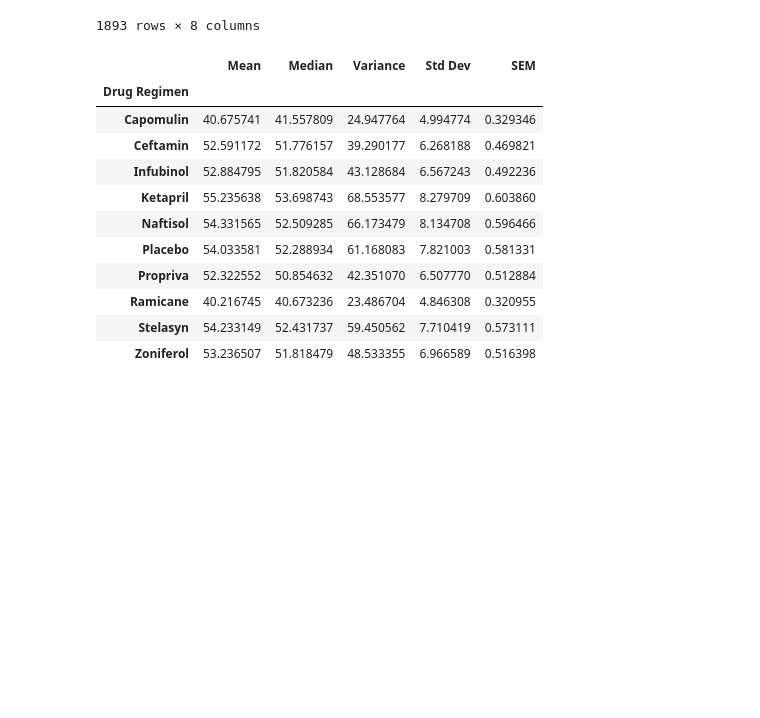
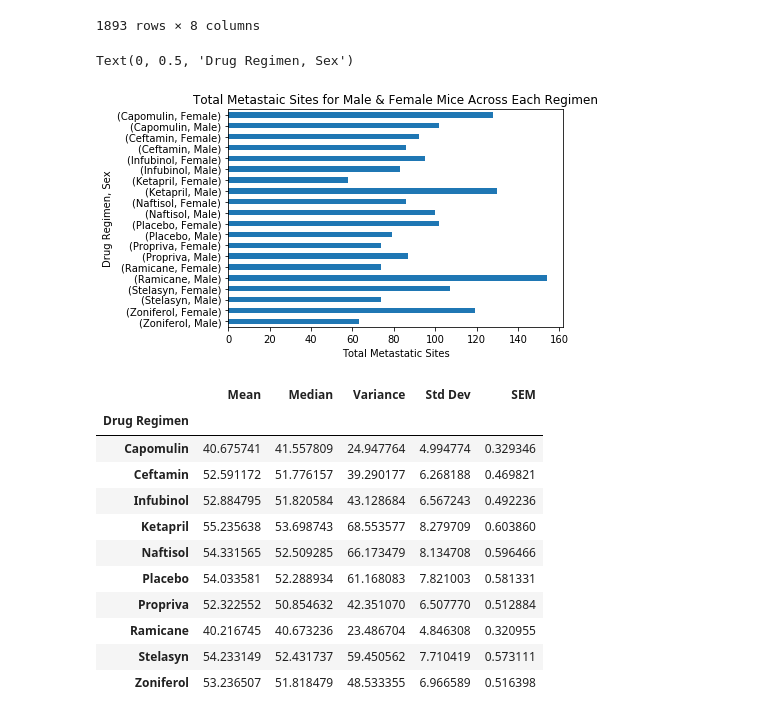
Before and after one commit to patrickhpatin/matplotlib-challenge, a Jupyter notebook: pymaceuticals_starter.ipynb, the cells around one changed output. Saved outputs shown, nothing was run; the diff lists cells and outputs as text; code cells hidden in the pictures; blank space fills up the shorter version.

```diff
--- a/pymaceuticals_starter.ipynb
+++ b/pymaceuticals_starter.ipynb
@@ -46,6 +64,21 @@ merged_data
 | 1891 | m601 | 40 | 31.378045 | 1 | Capomulin | Male | 22 | ... |
 | 1892 | m601 | 45 | 28.430964 | 1 | Capomulin | Male | 22 | ... |
 1893 rows × 8 columns
+# %%
+temp_data = merged_data.groupby(["Drug Regimen", "Sex"])["Metastatic Sites"].count().to_frame()
+temp_data = temp_data.sort_values(by=["Drug Regimen", "Sex"], ascending=False)
+# temp_data = temp_data.rename(columns = {"Tumor Volume (mm3)":"Metastatic Sites"})
+
+axsubplot = temp_data.plot.barh(title="Total Metastaic Sites for Male & Female Mice Across Each Regimen", rot=0, legend=False)
+axsubplot.set_xlabel("Total Metastatic Sites")
+axsubplot.set_ylabel("Drug Regimen, Sex")
+# - Ramicane
+# - Capomulin
+# - Ceftamin
+# - Infubinol
+# %% [output]
+Text(0, 0.5, 'Drug Regimen, Sex')
+[figure, added]
 # %%
 # Generate a summary statistics table of mean, median, variance, standard deviation, and SEM of the tumor volume for each regimen
 tumor_volumes = merged_data[["Drug Regimen", "Tumor Volume (mm3)"]].copy()
```
Also changed, not shown: parts of 2 cells of this notebook.
